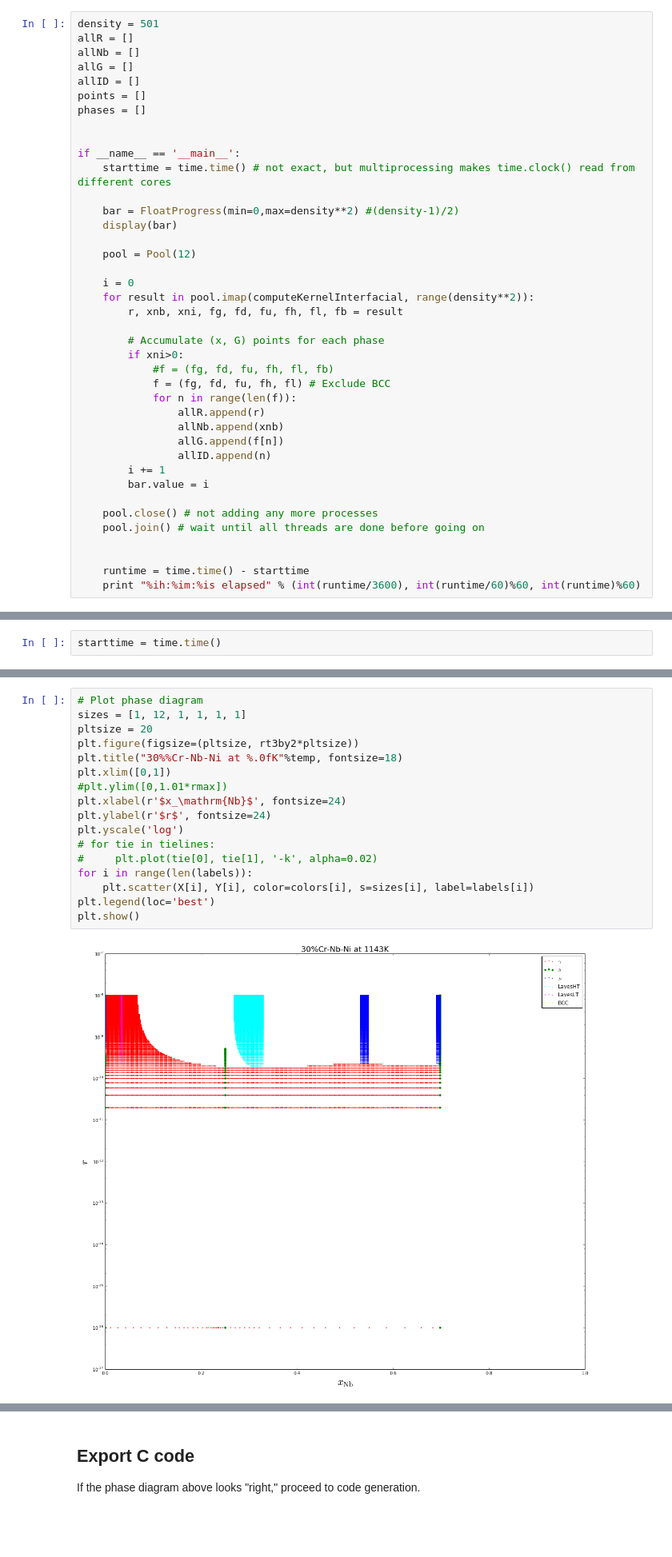
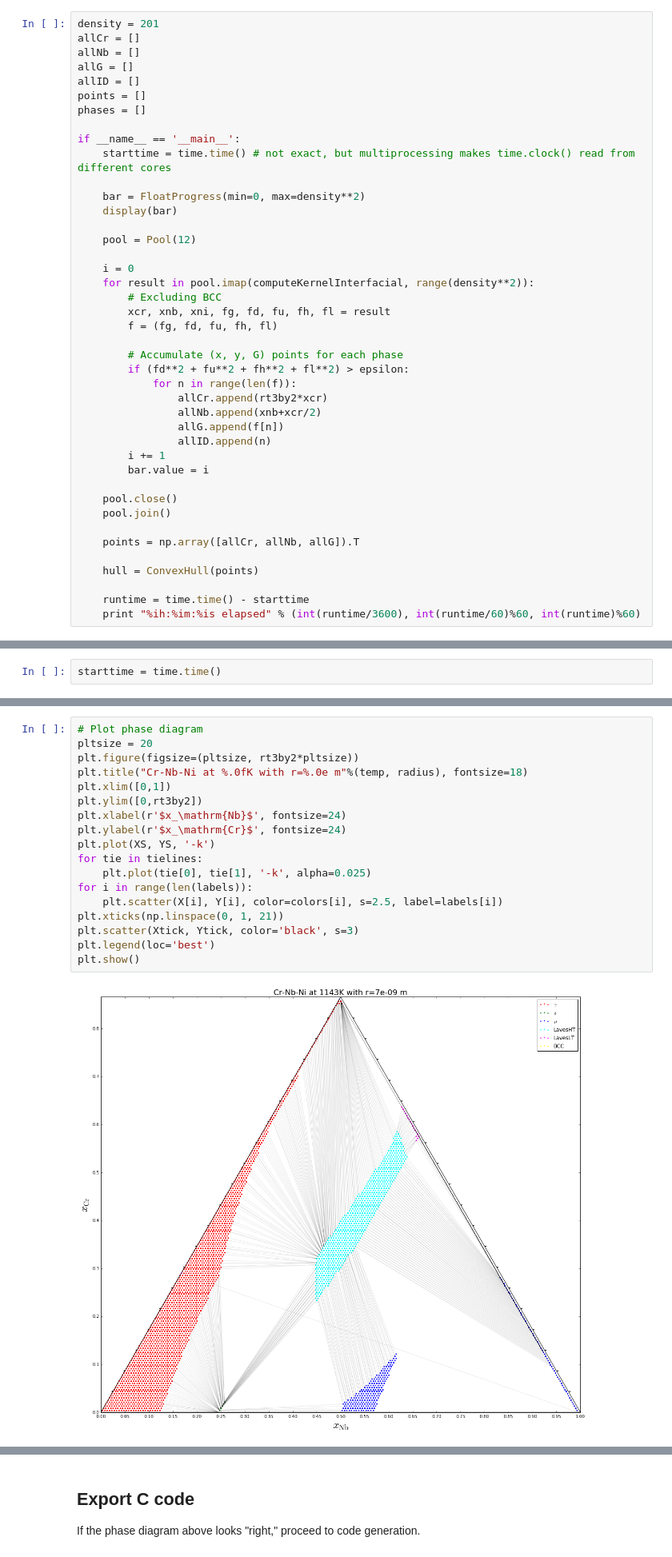
Before and after one commit to usnistgov/phasefield-precipitate-aging, a Jupyter notebook: CALPHAD_qhull.ipynb, the cells around one changed output, grey strips where cells are left out. Shown at 80% size. Saved outputs shown, nothing was run; the diff lists cells and outputs as text; blank space fills up the shorter version.

Commit message:
use appropriate construction for precip size effects

```diff
--- a/CALPHAD_qhull.ipynb
+++ b/CALPHAD_qhull.ipynb
@@ -494,40 +460,42 @@ if True:
 # %%
-density = 501
-allR = []
+density = 201
+allCr = []
 allNb = []
 allG = []
 allID = []
 points = []
 phases = []
 
-
 if __name__ == '__main__':
     starttime = time.time() # not exact, but multiprocessing makes time.clock() read from different cores
 
-    bar = FloatProgress(min=0,max=density**2) #(density-1)/2)
+    bar = FloatProgress(min=0, max=density**2)
     display(bar)
 
     pool = Pool(12)
 
     i = 0
     for result in pool.imap(computeKernelInterfacial, range(density**2)):
-        r, xnb, xni, fg, fd, fu, fh, fl, fb = result
+        # Excluding BCC
+        xcr, xnb, xni, fg, fd, fu, fh, fl = result
+        f = (fg, fd, fu, fh, fl)
 
-        # Accumulate (x, G) points for each phase
-        if xni>0:
-            #f = (fg, fd, fu, fh, fl, fb)
-            f = (fg, fd, fu, fh, fl) # Exclude BCC
+        # Accumulate (x, y, G) points for each phase
+        if (fd**2 + fu**2 + fh**2 + fl**2) > epsilon:
             for n in range(len(f)):
-                allR.append(r)
-                allNb.append(xnb)
+                allCr.append(rt3by2*xcr)
+                allNb.append(xnb+xcr/2)
                 allG.append(f[n])
                 allID.append(n)
         i += 1
         bar.value = i
 
-    pool.close() # not adding any more processes
-    pool.join() # wait until all threads are done before going on
+    pool.close()
+    pool.join()
 
+    points = np.array([allCr, allNb, allG]).T
+
+    hull = ConvexHull(points)
 
     runtime = time.time() - starttime
     print "%ih:%im:%is elapsed" % (int(runtime/3600), int(runtime/60)%60, int(runtime)%60)
@@ -565,22 +520,23 @@ for r in range(density):
 # %%
 # Plot phase diagram
-sizes = [1, 12, 1, 1, 1, 1]
 pltsize = 20
 plt.figure(figsize=(pltsize, rt3by2*pltsize))
-plt.title("30%%Cr-Nb-Ni at %.0fK"%temp, fontsize=18)
+plt.title("Cr-Nb-Ni at %.0fK with r=%.0e m"%(temp, radius), fontsize=18)
 plt.xlim([0,1])
-#plt.ylim([0,1.01*rmax])
+plt.ylim([0,rt3by2])
 plt.xlabel(r'$x_\mathrm{Nb}$', fontsize=24)
-plt.ylabel(r'$r$', fontsize=24)
-plt.yscale('log')
-# for tie in tielines:
-#     plt.plot(tie[0], tie[1], '-k', alpha=0.02)
+plt.ylabel(r'$x_\mathrm{Cr}$', fontsize=24)
+plt.plot(XS, YS, '-k')
+for tie in tielines:
+    plt.plot(tie[0], tie[1], '-k', alpha=0.025)
 for i in range(len(labels)):
-    plt.scatter(X[i], Y[i], color=colors[i], s=sizes[i], label=labels[i])
+    plt.scatter(X[i], Y[i], color=colors[i], s=2.5, label=labels[i])
+plt.xticks(np.linspace(0, 1, 21))
+plt.scatter(Xtick, Ytick, color='black', s=3)
 plt.legend(loc='best')
 plt.show()
 # %% [output]
-[figure, old version]
+[figure, new version]
 # %%
 runtime = time.time() - starttime
 print "%ih:%im:%is elapsed" % (int(runtime/3600), int(runtime/60)%60, int(runtime)%60)
```
Also changed, not shown: parts of 9 cells of this notebook.
